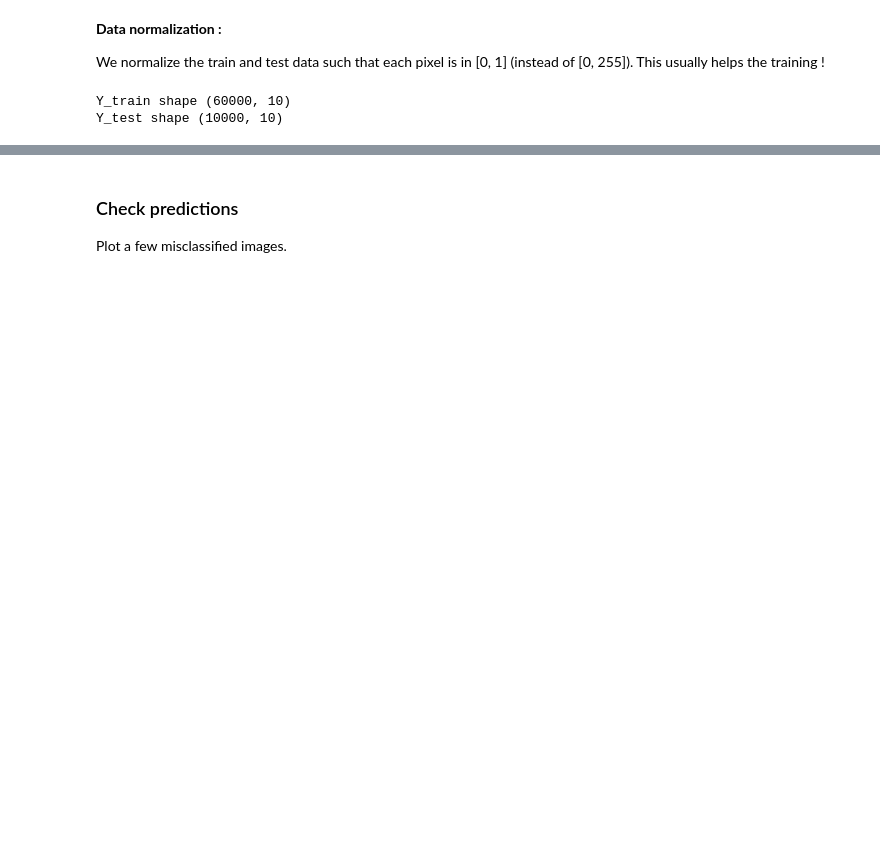
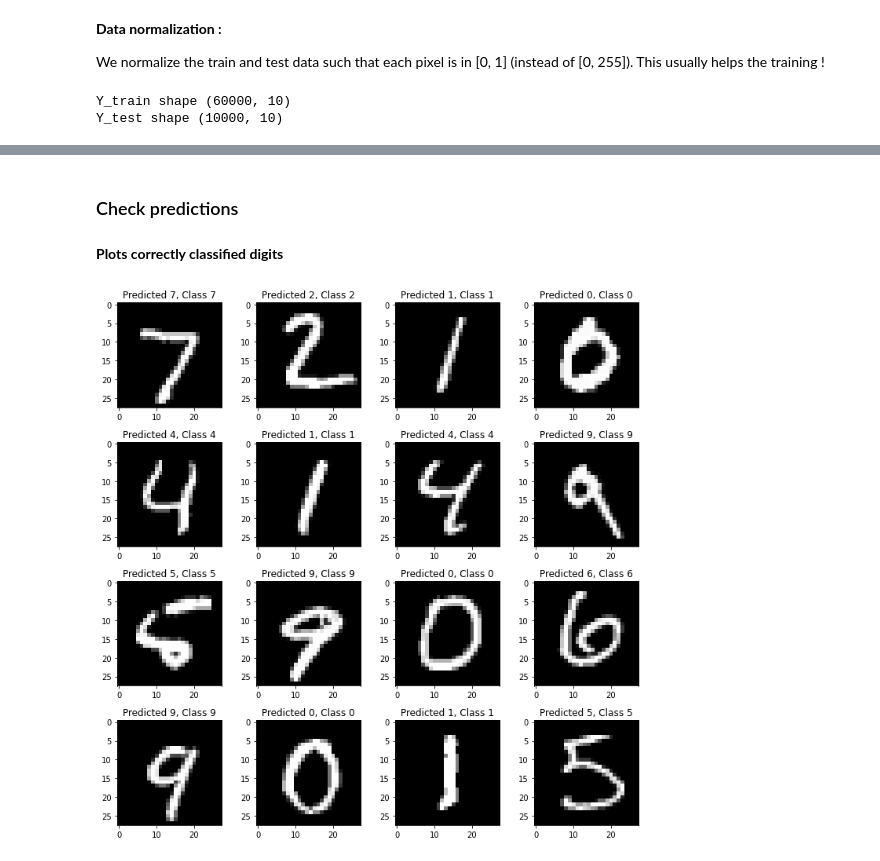
Before and after one commit to asarmadi/summer_ml_s3, a Jupyter notebook: day07/lab_mnist.ipynb, the cells around one changed output, grey strips where cells are left out. Cells and saved outputs as stored; diff of their text form; code cells hidden in the pictures; blank space fills up the shorter version.

```diff
--- a/day07/lab_mnist.ipynb
+++ b/day07/lab_mnist.ipynb
@@ -94,0 +152,5 @@ Train for 5 epochs :
+# %%
+model.compile(loss='categorical_crossentropy', optimizer='adam', metrics=['accuracy'])
+history_CNN = model.fit(X_train, Y_train,
+                        batch_size=128, epochs=5,
+                        validation_data=(X_test, Y_test))
@@ -95,4 +168,2 @@ Train for 5 epochs :
 # %% [markdown]
 ### Check predictions
-
-Plot a few misclassified images.
@@ -100,0 +170,18 @@ Plot a few misclassified images.
+# %%
+y_hat = np.argmax(model.predict(X_test), axis=-1)      # Prediction on test
+
+correct_indices = np.nonzero(y_hat == y_test)[0]    # Gives list of correctly classified digits
+incorrect_indices = np.nonzero(y_hat != y_test)[0]  # Gives list of index of misclassified digits
+# %% [markdown]
+**Plots correctly classified digits**
+# %%
+fig = plt.figure()
+fig.set_size_inches(10, 10)
+for i, index in enumerate(correct_indices[:16]):
+    plt.subplot(4,4,i+1)
+    plt.imshow(X_test[index].reshape((28, 28)), cmap='gray')
+    plt.title(f"Predicted {y_hat[index]}, Class {y_test[index]}")
+
+plt.tight_layout()
+# %% [output]
+[figure, added]
```
Also changed, not shown: parts of 21 cells of this notebook, 1 other file.
